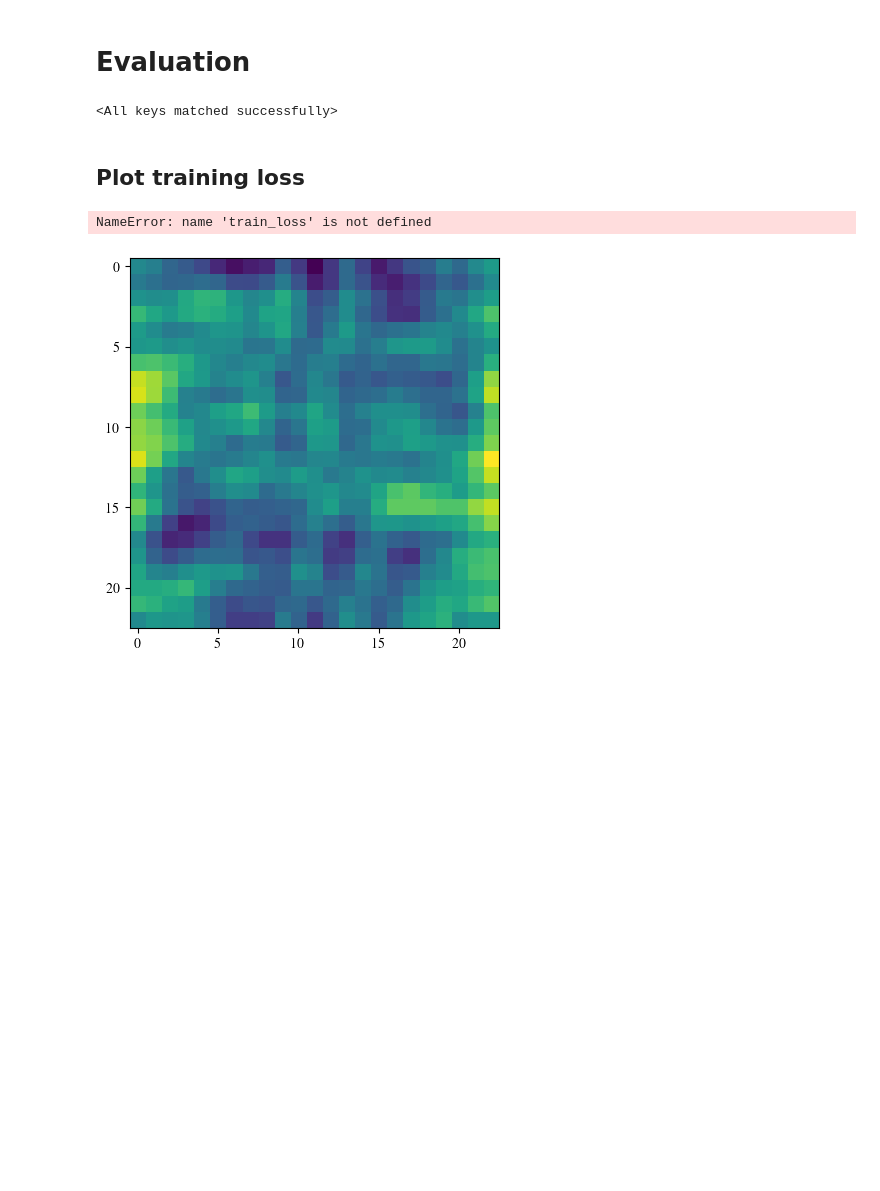
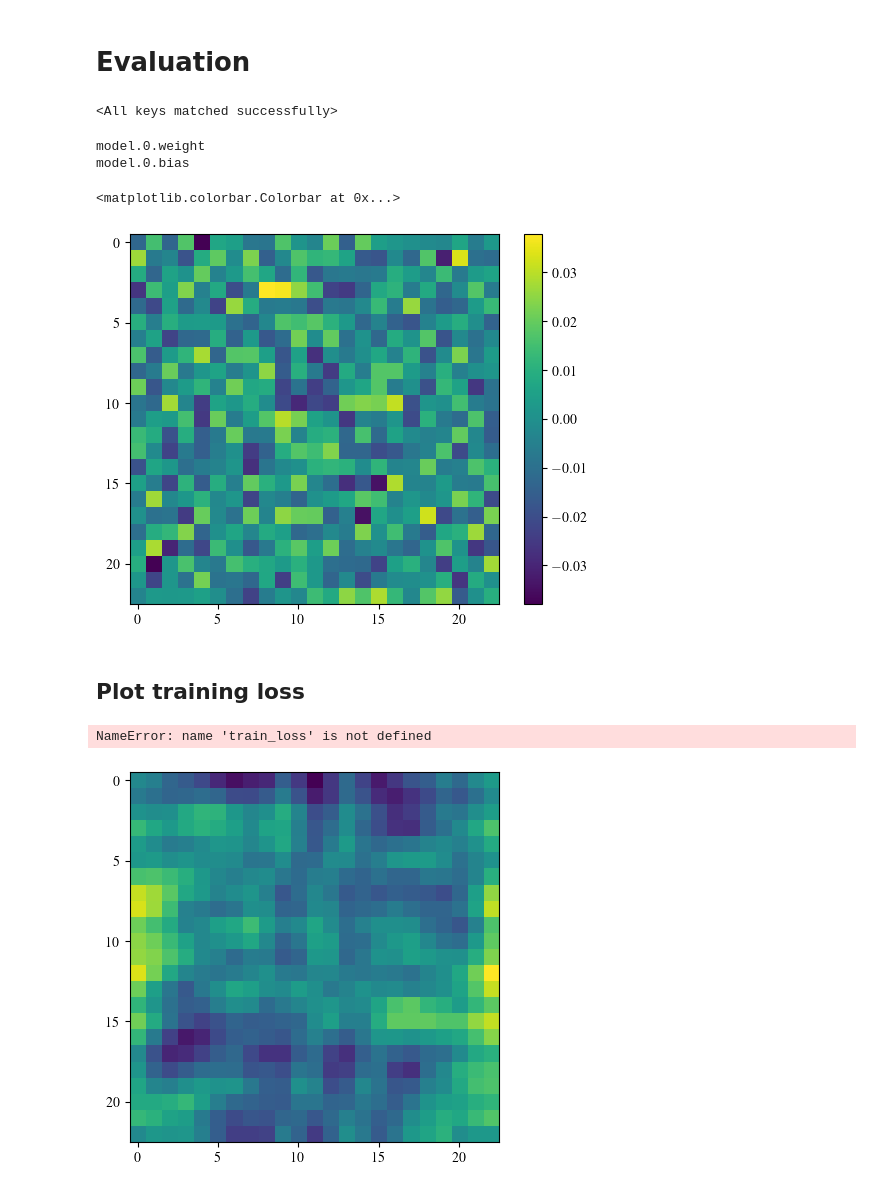
Before and after one commit to jornelasmunoz/UCM_Undergraduate_Research, a Jupyter notebook: jornelasmunoz/notebooks/Image Reconstruction Model.ipynb, the cells around one changed output. Cells and saved outputs as stored; diff of their text form; code cells hidden in the pictures; blank space fills up the shorter version.

```diff
--- a/jornelasmunoz/notebooks/Image Reconstruction Model.ipynb
+++ b/jornelasmunoz/notebooks/Image Reconstruction Model.ipynb
@@ -292,6 +255,24 @@ torch.save(model.state_dict(), PATH)
 model.load_state_dict(torch.load(PATH))
 # %% [output]
 <All keys matched successfully>
+# %%
+# Print out the keys save in the state dictionary
+for key in list(model.state_dict().keys()):
+    print(key)
+# %% [output]
+model.0.weight
+model.0.bias
+# %%
+# Plot one dimension of weights
+plt.imshow(torch.reshape(model.state_dict()['model.0.weight'][1],(23,23)))
+plt.colorbar()
+
+# plot bias
+plt.imshow(torch.reshape(model.state_dict()['model.0.bias'],(23,23)))
+plt.colorbar()
+# %% [output]
+<matplotlib.colorbar.Colorbar at 0x...>
+[figure, added]
 # %% [markdown]
 ## Plot training loss
 # %%
```
Also changed, not shown: parts of 8 cells of this notebook, 2 other files.
